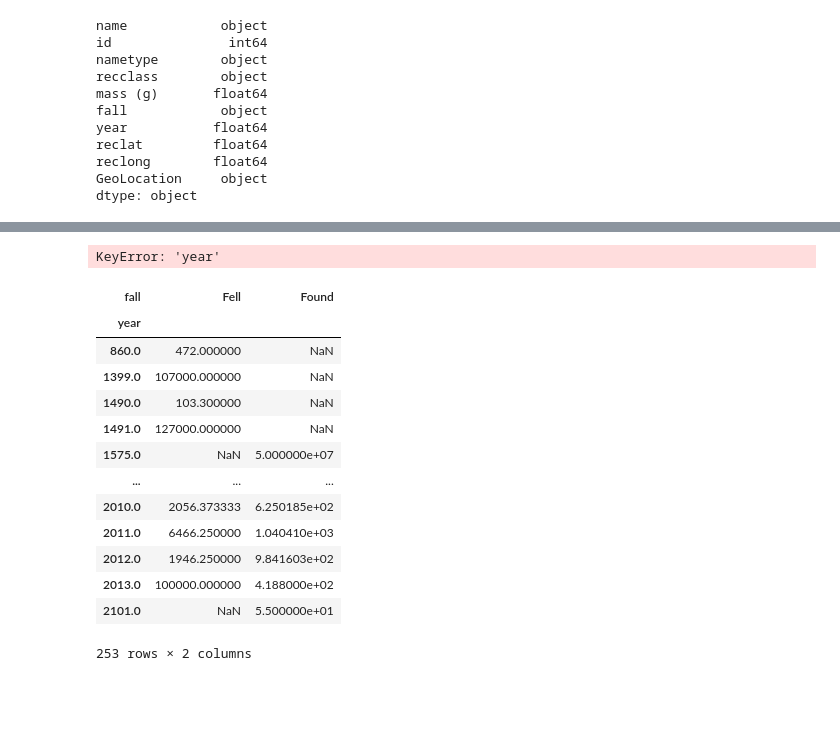
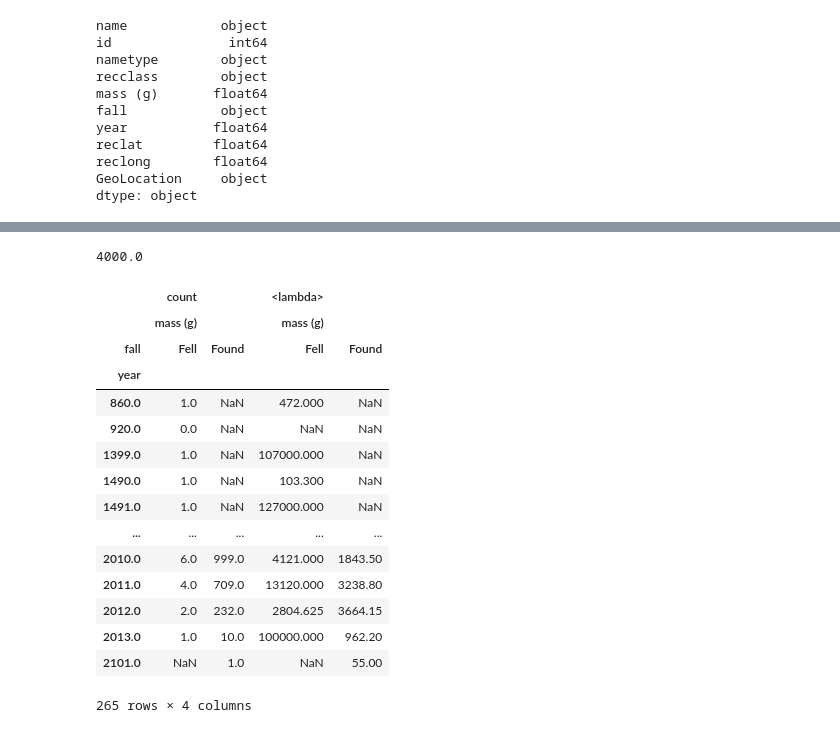
Before and after one commit to 99tyler99/Python, a Jupyter notebook: Python Charmers Fundamentals 05.ipynb, the cells around one changed output, grey strips where cells are left out. Drawn from its saved outputs; the diff is of its cells as text; code cells hidden in the pictures; blank space fills up the shorter version.

```diff
--- a/Python Charmers Fundamentals 05.ipynb
+++ b/Python Charmers Fundamentals 05.ipynb
@@ -396,34 +375,30 @@ meteorites
-# %%
-# Using the meteorite data from the Meteorite_Landings.csv file, create a pivot table that shows both the number of meteorites
-# and the 95th percentile of meteorite mass for those that were found versus observed falling per year from 2005 through 2009 (inclusive).
-# Hint: Be sure to convert the year column to a number as we did in the previous exercise.
-meteorites_subset = meteorites.loc[
-    meteorites_pivoted['year']>='2005'
-    ]
-meteorites_subset
-# %% [output]
-KeyError: 'year'
+# %%
+meteorites['mass (g)'].quantile(0.95)
+# %% [output]
+4000.0
 # %%
 meteorites_pivoted = meteorites.pivot_table(
     index='year',
     columns='fall',
-    values='mass (g)',
-    aggfunc='mean'
+    values=['mass (g)'],
+    aggfunc=['count', lambda x: np.percentile(x,95)]
 )
 
 meteorites_pivoted
 # %% [output]
-| fall | Fell | Found |
-| year |  |  |
-| 860.0 | 472.000000 | NaN |
-| 1399.0 | 107000.000000 | NaN |
-| 1490.0 | 103.300000 | NaN |
-| 1491.0 | 127000.000000 | NaN |
-| 1575.0 | NaN | 5.000000e+07 |
-| ... | ... | ... |
-| 2010.0 | 2056.373333 | 6.250185e+02 |
-| 2011.0 | 6466.250000 | 1.040410e+03 |
-| 2012.0 | 1946.250000 | 9.841603e+02 |
-| 2013.0 | 100000.000000 | 4.188000e+02 |
-| 2101.0 | NaN | 5.500000e+01 |
+|  | count |  | <lambda> |  |
+|  | mass (g) |  | mass (g) |  |
+| fall | Fell | Found | Fell | Found |
+| year |  |  |  |  |
+| 860.0 | 1.0 | NaN | 472.000 | NaN |
+| 920.0 | 0.0 | NaN | NaN | NaN |
+| 1399.0 | 1.0 | NaN | 107000.000 | NaN |
+| 1490.0 | 1.0 | NaN | 103.300 | NaN |
+| 1491.0 | 1.0 | NaN | 127000.000 | NaN |
+| ... | ... | ... | ... | ... |
+| 2010.0 | 6.0 | 999.0 | 4121.000 | 1843.50 |
+| 2011.0 | 4.0 | 709.0 | 13120.000 | 3238.80 |
+| 2012.0 | 2.0 | 232.0 | 2804.625 | 3664.15 |
+| 2013.0 | 1.0 | 10.0 | 100000.000 | 962.20 |
+| 2101.0 | NaN | 1.0 | NaN | 55.00 |
-253 rows × 2 columns
+265 rows × 4 columns
```
Also changed, not shown: parts of 10 cells of this notebook.
